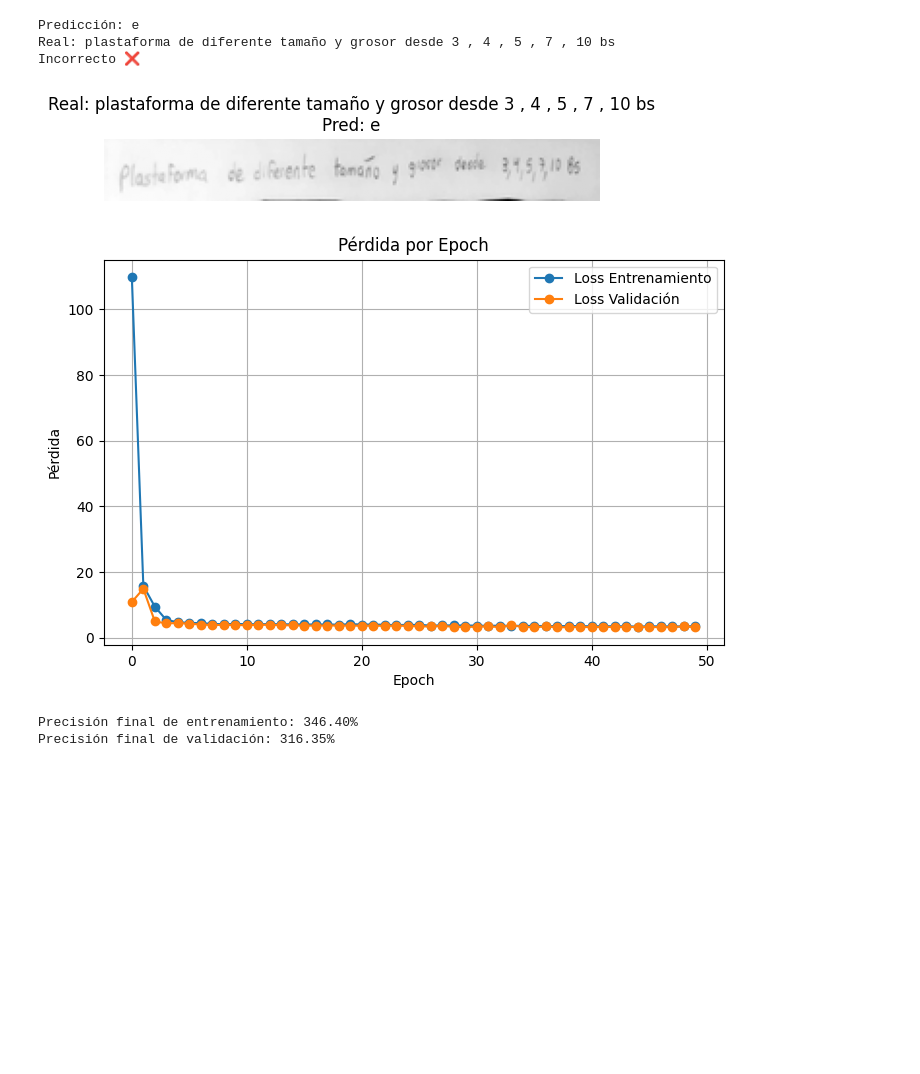
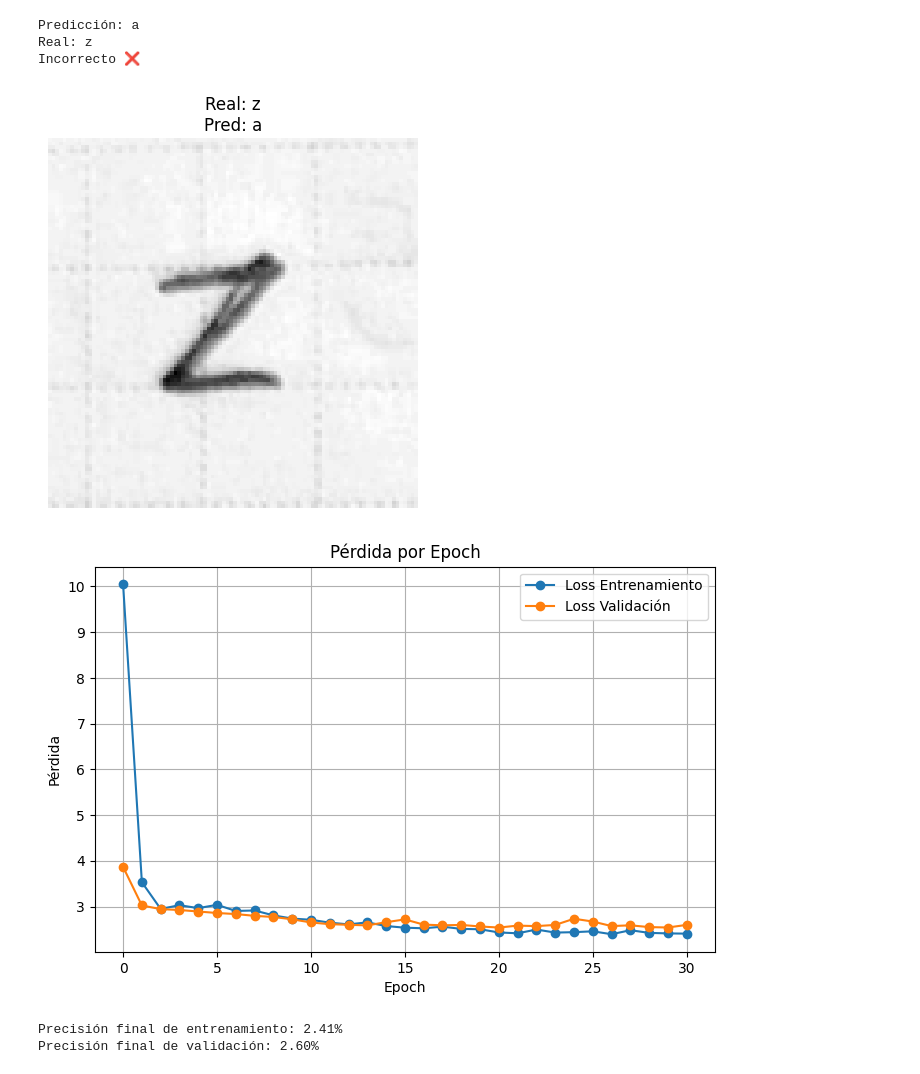
Before and after one commit to ArliDH/InteligenciaArtificialAMM, a Jupyter notebook: Trabajo Final/LectorTexto.ipynb, the cells around one changed output. Saved outputs shown, nothing was run; the diff lists cells and outputs as text; code cells hidden in the pictures; blank space fills up the shorter version.

```diff
--- a/Trabajo Final/LectorTexto.ipynb
+++ b/Trabajo Final/LectorTexto.ipynb
@@ -102,7 +101,8 @@ def collate_fn(batch):
 # PARTE 1: CARGA DE DATOS
 
 class CargarDataset(Dataset):
-    def __init__(self, X, y, alphabet, img_height=32, max_width=256):
+    #El tamaño como tal se designa para la configuracion de las imagenes aqui donde se pone 100 x 100
+    def __init__(self, X, y, alphabet, img_height=100, max_width=100):
         self.X = X  # rutas completas
         self.y = y  # textos
         self.img_height = img_height
@@ -147,8 +147,8 @@ dataset = {
 }
 
 dataloader = {
-    "train": DataLoader(dataset["train"], batch_size=32, shuffle=True, collate_fn=collate_fn),
-    "val": DataLoader(dataset["val"], batch_size=16, shuffle=False, collate_fn=collate_fn)
+    "train": DataLoader(dataset["train"], batch_size=8, shuffle=True, collate_fn=collate_fn),
+    "val": DataLoader(dataset["val"], batch_size=8, shuffle=False, collate_fn=collate_fn)
 }
 # %%
 # --- Función softmax ---
@@ -265,6 +261,8 @@ def fit(model, dataloader, epochs=200, log_each=10, weight_decay=1e-4, early_sto
 # %%
-num_classes = len(np.unique(y_train))
+num_classes = len(alphabet) + 1   # +1 para el blank de CTC
 
-model = SimpleCNN(num_classes=num_classes)
-history = fit(model, dataloader, epochs=50)
+model = CNN(num_classes=num_classes)
+optimizer = torch.optim.Adam(model.parameters(), lr=1e-3)
+
+history = fit(model, dataloader, optimizer, epochs=100)
 # %% [output]
@@ -272,41 +286,45 @@ RuntimeError: target_lengths must be of size batch_size
 # %%
-# --- Seleccionar un batch de validación ---
+# --- Tomar un batch de validación ---
 x_batch, y_batch, y_len = next(iter(dataloader["val"]))
 batch_size = x_batch.size(0)
 
-# --- Escoger un índice aleatorio dentro del batch ---
+# --- Elegir una imagen aleatoria del batch ---
 idx = torch.randint(0, batch_size, (1,)).item()
-img = x_batch[idx:idx+1]         # imagen seleccionada
-target_len = y_len[idx:idx+1]    # longitud del target
-target_seq = y_batch[sum(y_len[:idx]):sum(y_len[:idx])+target_len.item()]
+img = x_batch[idx:idx+1]
+target_len = y_len[idx]
+start_idx = y_len[:idx].sum() if idx > 0 else 0
+target_seq = y_batch[start_idx:start_idx+target_len]
 
-# --- Decodificación de la predicción ---
+# --- Predicción con modelo corregido ---
 model.eval()
 with torch.no_grad():
     output = model(img)
+    # Decodificación greedy CTC
     seq = torch.argmax(output[:,0], dim=1).cpu().numpy()
     text_pred, prev = "", -1
     for i in seq:
         if i != prev and i != 0:
             text_pred += alphabet[i-1]
         prev = i
+
+    # Decodificar target real
     text_real = "".join([alphabet[i-1] for i in target_seq.cpu().numpy()])
 
 # --- Mostrar resultado ---
 print(f"Predicción: {text_pred}")
 print(f"Real: {text_real}")
 print("Correcto ✅" if text_pred == text_real else "Incorrecto ❌")
 
 # --- Visualizar imagen ---
 plt.imshow(img[0,0].cpu(), cmap='gray')
 plt.title(f'Real: {text_real}\nPred: {text_pred}')
 plt.axis('off')
 plt.show()
 # %% [output]
-Predicción: e
-Real: plastaforma de diferente tamaño y grosor desde 3 , 4 , 5 , 7 , 10 bs
+Predicción: a
+Real: z
 Incorrecto ❌
-[figure, old version]
+[figure, new version]
 # %%
 
 # Graficar pérdida
@@ -321,9 +339,9 @@ plt.grid(True)
 plt.show()
 
 # Mostrar precisión final por print
-print(f"Precisión final de entrenamiento: {history['loss'][-1]*100:.2f}%")
-print(f"Precisión final de validación: {history['val_loss'][-1]*100:.2f}%")
+print(f"Precisión final de entrenamiento: {history['loss'][-1]:.2f}%")
+print(f"Precisión final de validación: {history['val_loss'][-1]:.2f}%")
 # %% [output]
-[figure, old version]
+[figure, new version]
-Precisión final de entrenamiento: 346.40%
-Precisión final de validación: 316.35%
+Precisión final de entrenamiento: 2.41%
+Precisión final de validación: 2.60%
```
Also changed, not shown: parts of 5 cells of this notebook, 1 other file.
